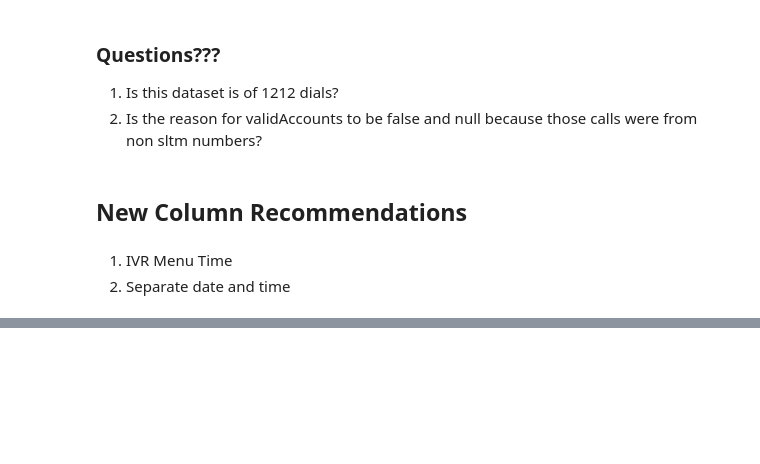
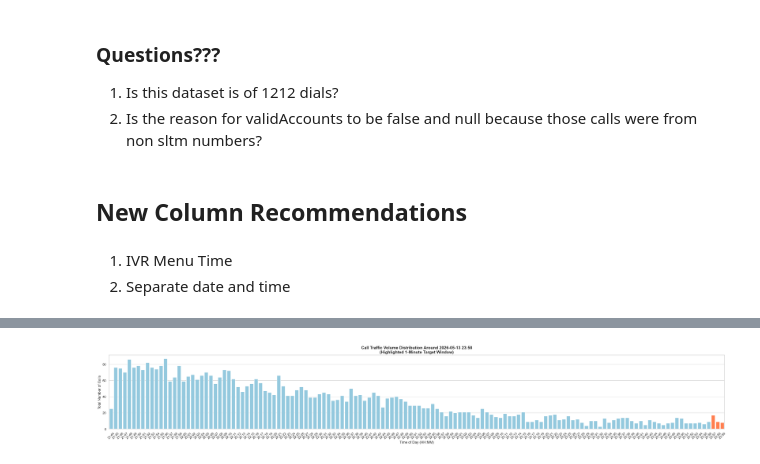
Before and after one commit to MihiliyaJayasiri/call-center-log-analysis, a Jupyter notebook: Call_Analysis.ipynb, the cells around one changed output, grey strips where cells are left out. Drawn from its saved outputs; the diff is of its cells as text; code cells hidden in the pictures; blank space fills up the shorter version.

Commit message:
Visualizations and cleaned dataset for call analysis project.

```diff
--- a/Call_Analysis.ipynb
+++ b/Call_Analysis.ipynb
@@ -564,0 +568,12 @@ Number of null values in 'outstanding' for these rows: 1216
+# %%
+# 1. Convert the CALL_TIME column to a datetime format
+df['CALL_TIME'] = pd.to_datetime(df['CALL_TIME'])
+
+# 2. Extract the date into a new column
+df['CALL_DATE'] = df['CALL_TIME'].dt.date
+
+# 3. Extract the time into a new column
+df['CALL_TIME_ONLY'] = df['CALL_TIME'].dt.time
+
+# Preview the changes
+df[['CALL_TIME', 'CALL_DATE', 'CALL_TIME_ONLY']].head()
@@ -564,0 +597,65 @@ Number of null values in 'outstanding' for these rows: 1216
+# %%
+# Replace both 14.0 and 11.0 with 7.0 in the mainOption column
+df['mainOption'] = df['mainOption'].replace({14.0: 7.0, 11.0: 7.0})
+# %%
+import pandas as pd
+import matplotlib.pyplot as plt
+import seaborn as sns
+
+# 1. Ensure the CALL_TIME column is in a proper datetime format
+df['CALL_TIME'] = pd.to_datetime(df['CALL_TIME'])
+
+# 2. Define your chosen date and time string
+# Change this to any timestamp you want to investigate
+chosen_time_str = "2026-05-13 23:58:00"
+chosen_time = pd.to_datetime(chosen_time_str)
+
+# 3. Define the 1-minute window boundary (+/- 1 minute from the chosen time)
+start_window = chosen_time - pd.Timedelta(minutes=1)
+end_window = chosen_time + pd.Timedelta(minutes=1)
+
+# 4. Filter the dataframe to find calls within this window
+calls_within_window = df[(df['CALL_TIME'] >= start_window) & (df['CALL_TIME'] <= end_window)]
+print(f"Total calls received within 1 minute of {chosen_time_str}: {len(calls_within_window)}")
+
+# --- SEABORN VISUALIZATION ---
+
+# Define a 10-minute historical display window around your chosen time to provide context
+plot_start = chosen_time - pd.Timedelta(minutes=14800)
+plot_end = chosen_time + pd.Timedelta(minutes=14800)
+
+# Filter data for the visual display timeline
+df_plot = df[(df['CALL_TIME'] >= plot_start) & (df['CALL_TIME'] <= plot_end)].copy()
+
+# Group by exact minute to calculate traffic density
+df_counts = df_plot.groupby('CALL_TIME').size().reset_index(name='Call Count')
+df_counts['Time_Label'] = df_counts['CALL_TIME'].dt.strftime('%H:%M')
+
+# Set up the Seaborn chart style
+sns.set_theme(style="whitegrid")
+plt.figure(figsize=(30, 5))
+
+# Generate a bar plot of call volumes
+ax = sns.barplot(data=df_counts, x='Time_Label', y='Call Count', color='skyblue')
+
+# Automatically highlight the bars that fall inside your requested 1-minute window
+for bar in ax.patches:
+    x_coord = bar.get_x()
+    idx = int(x_coord + 0.5)
+    if idx < len(df_counts):
+        bar_timestamp = df_counts.iloc[idx]['CALL_TIME']
+        # If the bar falls within the 1-minute filter window, color it orange
+        if start_window <= bar_timestamp <= end_window:
+            bar.set_facecolor('coral')
+
+# Adjust layout properties for readability
+plt.title(f"Call Traffic Volume Distribution Around {chosen_time.strftime('%Y-%m-%d %H:%M')}\n(Highlighted 1-Minute Target Window)", fontsize=14, fontweight='bold')
+plt.xlabel("Time of Day (HH:MM)", fontsize=12)
+plt.ylabel("Total Number of Calls", fontsize=12)
+plt.xticks(rotation=45)
+plt.tight_layout()
+
+# Save the visualization plot
+plt.savefig('call_volumes_analysis.png', dpi=300)
+plt.show()
+# %% [output]
@@ -564,0 +663 @@ Number of null values in 'outstanding' for these rows: 1216
+[figure, added]
```
Also changed, not shown: parts of 48 cells of this notebook, 35 other files.
